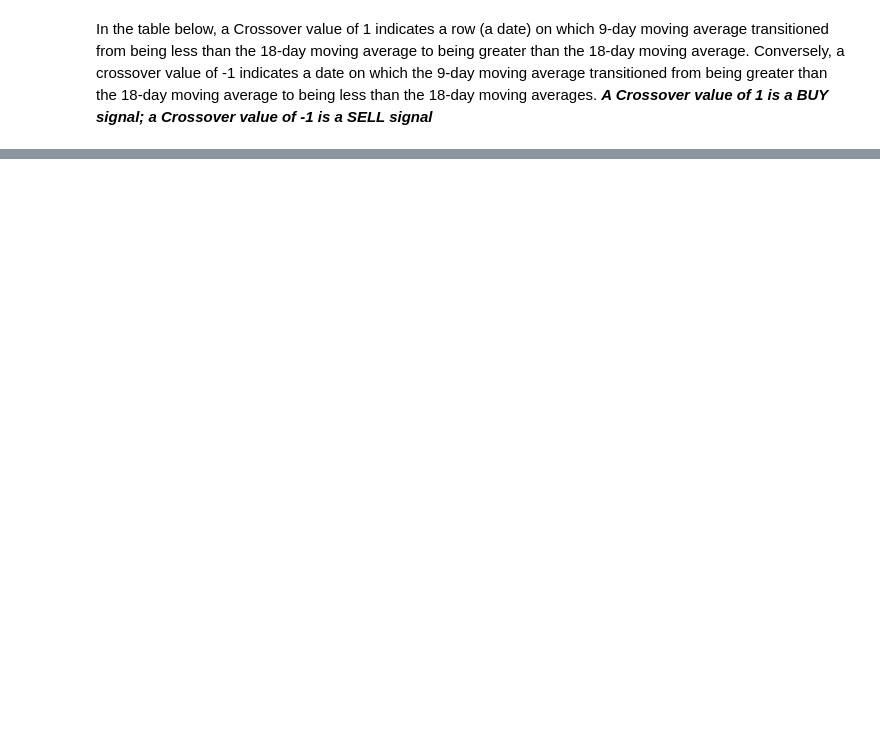
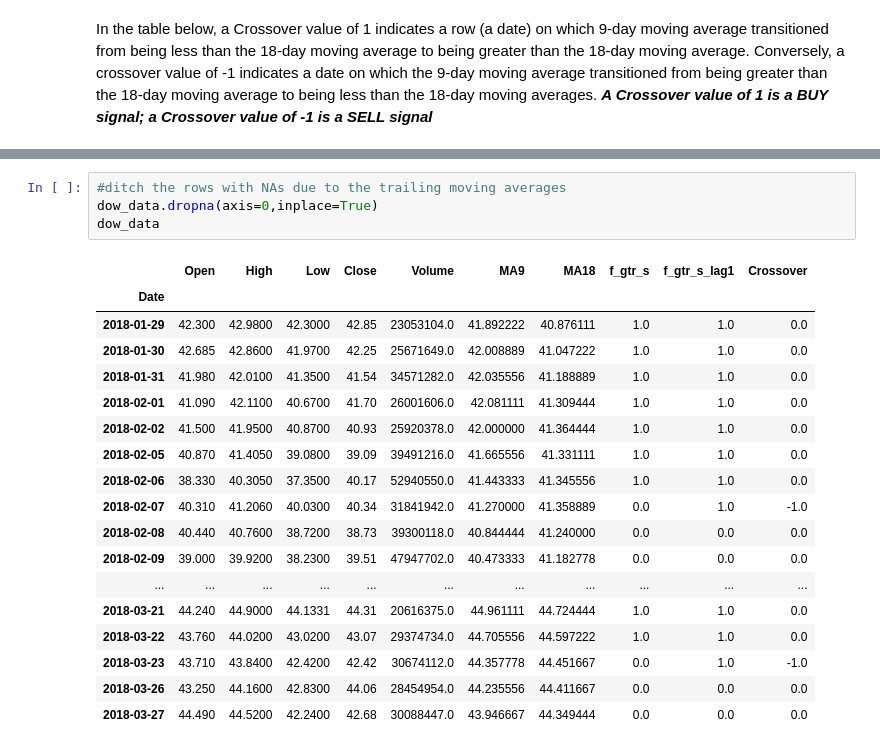
Before and after one commit to focods/neural-net-stock-trading, a Jupyter notebook: Data Wrangler.ipynb, the cells around one changed output, grey strips where cells are left out. Saved outputs shown, nothing was run; the diff lists cells and outputs as text; blank space fills up the shorter version.

```diff
--- a/Data Wrangler.ipynb
+++ b/Data Wrangler.ipynb
@@ -173,0 +170,23 @@ dow_data
+# %%
+#ditch the rows with NAs due to the trailing moving averages
+dow_data.dropna(axis=0,inplace=True)
+dow_data
+# %% [output]
+|  | Open | High | Low | Close | Volume | MA9 | MA18 | f_gtr_s | f_gtr_s_lag1 | Crossover |
+| Date |  |  |  |  |  |  |  |  |  |  |
+| 2018-01-29 | 42.300 | 42.9800 | 42.3000 | 42.85 | 23053104.0 | 41.892222 | 40.876111 | 1.0 | 1.0 | 0.0 |
+| 2018-01-30 | 42.685 | 42.8600 | 41.9700 | 42.25 | 25671649.0 | 42.008889 | 41.047222 | 1.0 | 1.0 | 0.0 |
+| 2018-01-31 | 41.980 | 42.0100 | 41.3500 | 41.54 | 34571282.0 | 42.035556 | 41.188889 | 1.0 | 1.0 | 0.0 |
+| 2018-02-01 | 41.090 | 42.1100 | 40.6700 | 41.70 | 26001606.0 | 42.081111 | 41.309444 | 1.0 | 1.0 | 0.0 |
+| 2018-02-02 | 41.500 | 41.9500 | 40.8700 | 40.93 | 25920378.0 | 42.000000 | 41.364444 | 1.0 | 1.0 | 0.0 |
+| 2018-02-05 | 40.870 | 41.4050 | 39.0800 | 39.09 | 39491216.0 | 41.665556 | 41.331111 | 1.0 | 1.0 | 0.0 |
+| 2018-02-06 | 38.330 | 40.3050 | 37.3500 | 40.17 | 52940550.0 | 41.443333 | 41.345556 | 1.0 | 1.0 | 0.0 |
+| 2018-02-07 | 40.310 | 41.2060 | 40.0300 | 40.34 | 31841942.0 | 41.270000 | 41.358889 | 0.0 | 1.0 | -1.0 |
+| 2018-02-08 | 40.440 | 40.7600 | 38.7200 | 38.73 | 39300118.0 | 40.844444 | 41.240000 | 0.0 | 0.0 | 0.0 |
+| 2018-02-09 | 39.000 | 39.9200 | 38.2300 | 39.51 | 47947702.0 | 40.473333 | 41.182778 | 0.0 | 0.0 | 0.0 |
+| ... | ... | ... | ... | ... | ... | ... | ... | ... | ... | ... |
+| 2018-03-21 | 44.240 | 44.9000 | 44.1331 | 44.31 | 20616375.0 | 44.961111 | 44.724444 | 1.0 | 1.0 | 0.0 |
+| 2018-03-22 | 43.760 | 44.0200 | 43.0200 | 43.07 | 29374734.0 | 44.705556 | 44.597222 | 1.0 | 1.0 | 0.0 |
+| 2018-03-23 | 43.710 | 43.8400 | 42.4200 | 42.42 | 30674112.0 | 44.357778 | 44.451667 | 0.0 | 1.0 | -1.0 |
+| 2018-03-26 | 43.250 | 44.1600 | 42.8300 | 44.06 | 28454954.0 | 44.235556 | 44.411667 | 0.0 | 0.0 | 0.0 |
+| 2018-03-27 | 44.490 | 44.5200 | 42.2400 | 42.68 | 30088447.0 | 43.946667 | 44.349444 | 0.0 | 0.0 | 0.0 |
```
Also changed, not shown: parts of 7 cells of this notebook.
